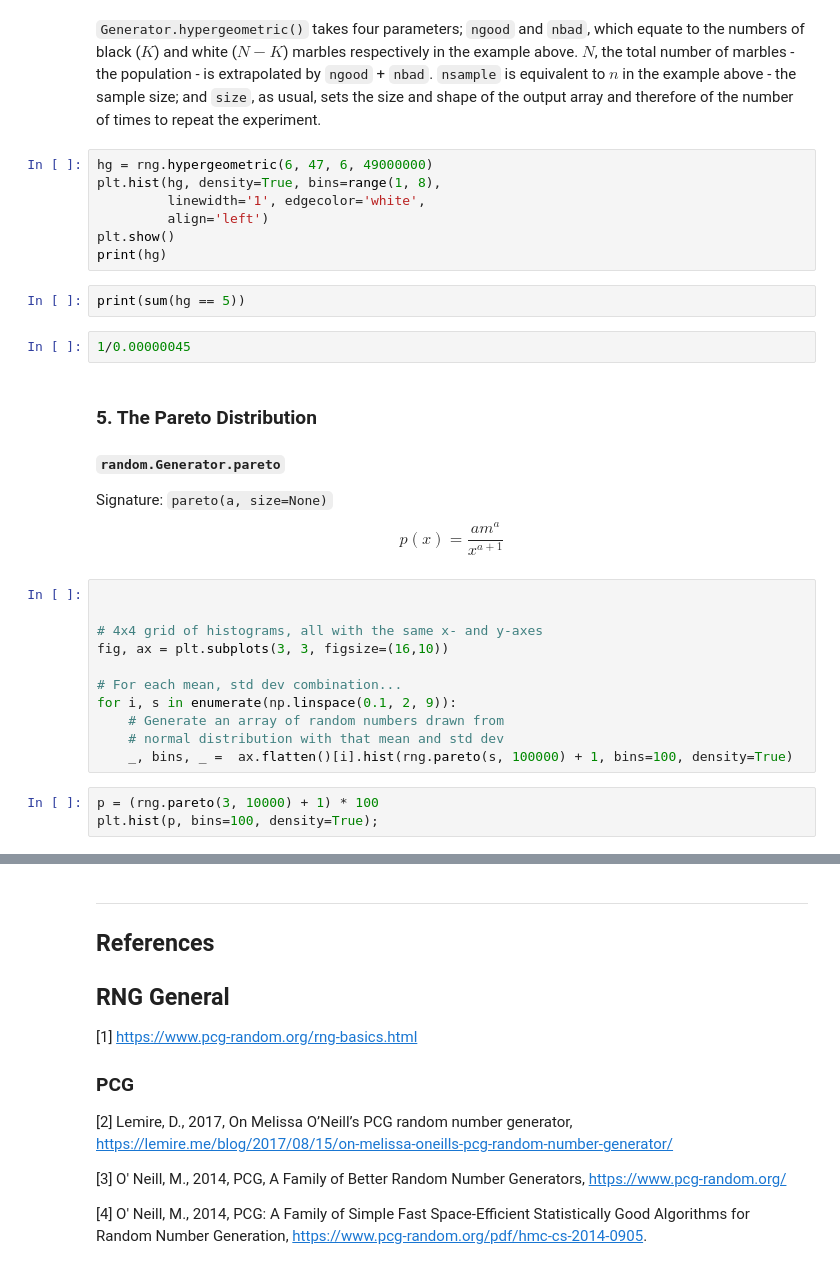
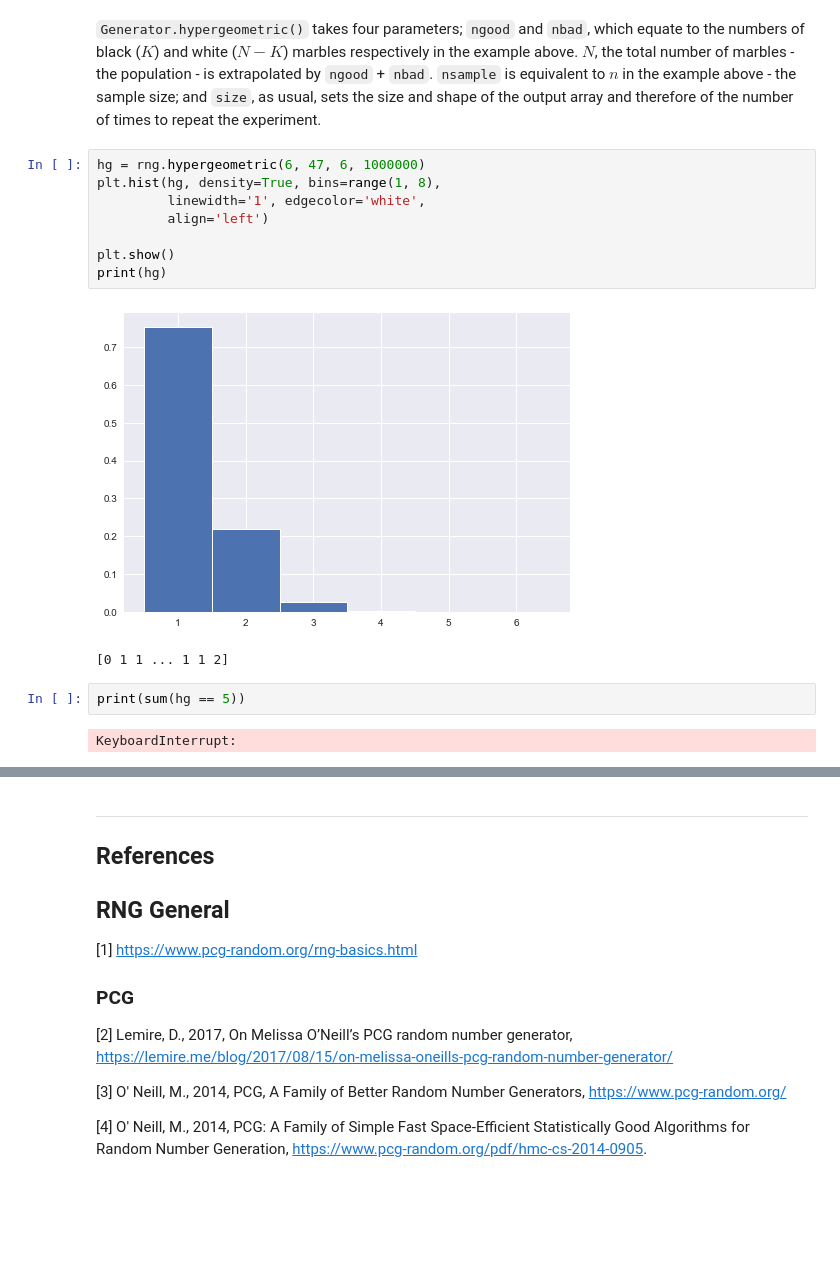
Before and after one commit to fod/numpy-random, a Jupyter notebook: numpy-random.ipynb, the cells around one changed output, grey strips where cells are left out. Saved outputs shown, nothing was run; the diff lists cells and outputs as text; blank space fills up the shorter version.

```diff
--- a/numpy-random.ipynb
+++ b/numpy-random.ipynb
@@ -689,32 +749,17 @@ $$P(k)=\frac{{K \choose k}{N-K \choose n-k}}{{N \choose n}}$$
 # %% [markdown]
 `Generator.hypergeometric()` takes four parameters; `ngood` and `nbad`, which equate to the numbers of black ($K$) and white ($N-K$) marbles respectively in the example above. $N$, the total number of marbles - the population - is extrapolated by `ngood` + `nbad`. `nsample` is equivalent to $n$ in the example above - the sample size; and `size`, as usual, sets the size and shape of the output array and therefore of the number of times to repeat the experiment.
 # %%
-hg = rng.hypergeometric(6, 47, 6, 49000000)
+hg = rng.hypergeometric(6, 47, 6, 1000000)
 plt.hist(hg, density=True, bins=range(1, 8),
          linewidth='1', edgecolor='white',
          align='left')
+
 plt.show()
 print(hg)
+# %% [output]
+[figure, added]
+[0 1 1 ... 1 1 2]
 # %%
 print(sum(hg == 5))
+# %% [output]
+KeyboardInterrupt:
-# %%
-1/0.00000045
-# %% [markdown]
-### 5. The Pareto Distribution
-#### `random.Generator.pareto`
-Signature: `pareto(a, size=None)`
-$$ p(x)=\frac{am^a}{x^{a+1}} $$
-# %%
-
-
-# 4x4 grid of histograms, all with the same x- and y-axes
-fig, ax = plt.subplots(3, 3, figsize=(16,10))
-
-# For each mean, std dev combination...
-for i, s in enumerate(np.linspace(0.1, 2, 9)):
-    # Generate an array of random numbers drawn from
-    # normal distribution with that mean and std dev
-    _, bins, _ =  ax.flatten()[i].hist(rng.pareto(s, 100000) + 1, bins=100, density=True)
-# %%
-p = (rng.pareto(3, 10000) + 1) * 100
-plt.hist(p, bins=100, density=True);
```
Also changed, not shown: parts of 22 cells of this notebook.
